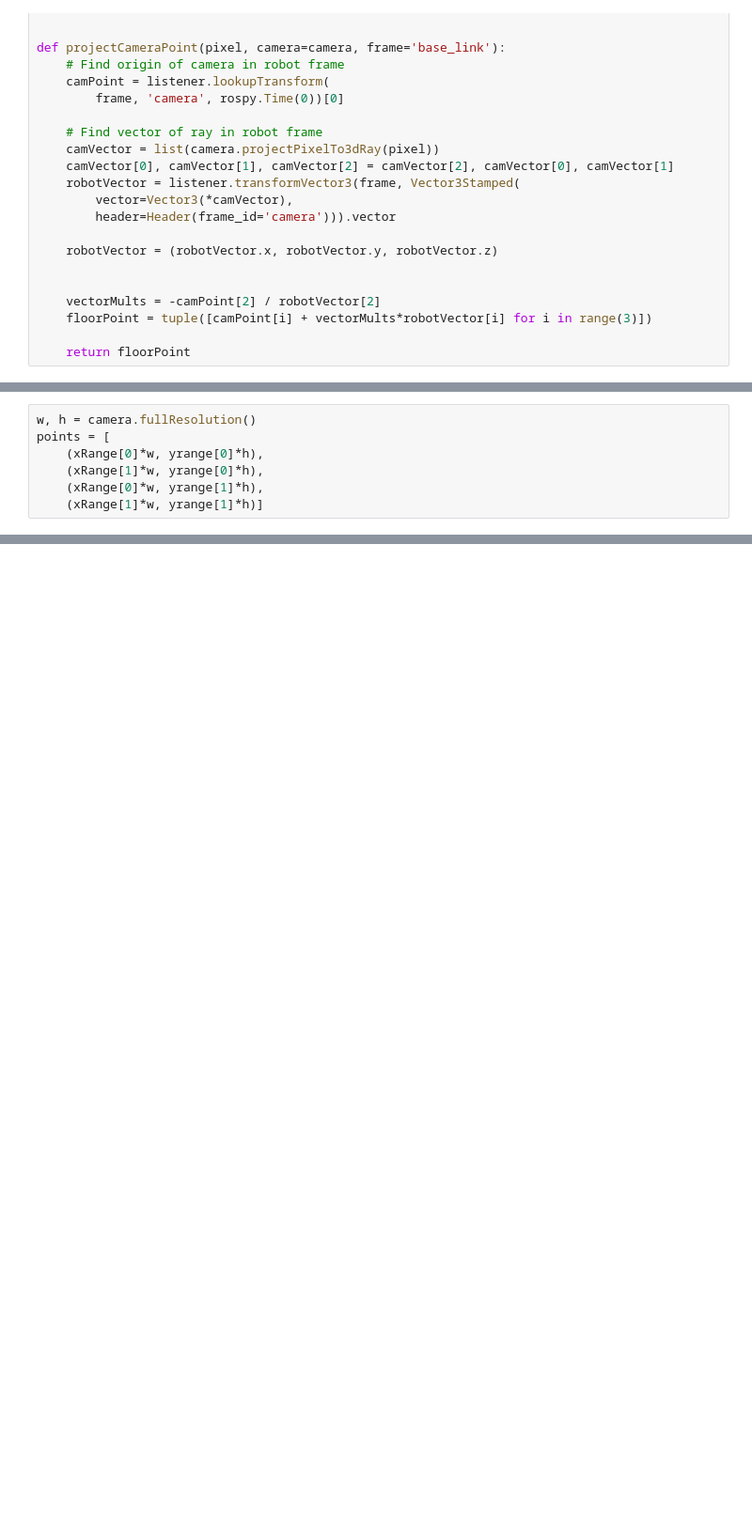
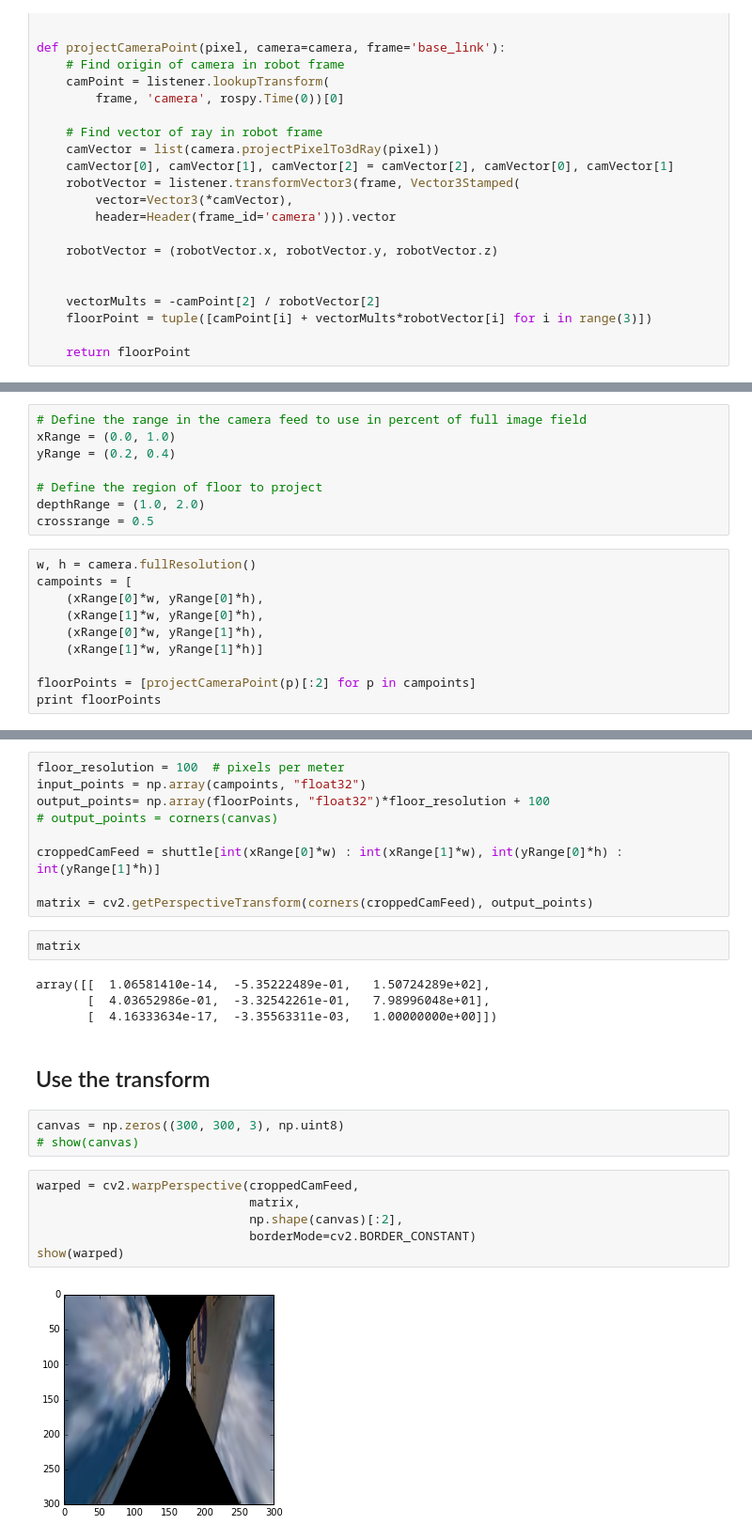
Before and after one commit to Forichael/brain, a Jupyter notebook: alpha_sensors/scripts/experiments/Vision tests.ipynb, the cells around one changed output, grey strips where cells are left out. Shown at 94% size. Cells and saved outputs as stored; diff of their text form; blank space fills up the shorter version.

Commit message:
Additional work on image dewarping

```diff
--- a/alpha_sensors/scripts/experiments/Vision tests.ipynb
+++ b/alpha_sensors/scripts/experiments/Vision tests.ipynb
@@ -174,8 +158,19 @@ projectFloorPoint((10,0))
+# %%
+# Define the range in the camera feed to use in percent of full image field
+xRange = (0.0, 1.0)
+yRange = (0.2, 0.4)
+
+# Define the region of floor to project
+depthRange = (1.0, 2.0)
+crossrange = 0.5
 # %%
 w, h = camera.fullResolution()
-points = [
-    (xRange[0]*w, yrange[0]*h),
-    (xRange[1]*w, yrange[0]*h),
-    (xRange[0]*w, yrange[1]*h),
-    (xRange[1]*w, yrange[1]*h)]
+campoints = [
+    (xRange[0]*w, yRange[0]*h),
+    (xRange[1]*w, yRange[0]*h),
+    (xRange[0]*w, yRange[1]*h),
+    (xRange[1]*w, yRange[1]*h)]
+
+floorPoints = [projectCameraPoint(p)[:2] for p in campoints]
+print floorPoints
 # %% [output]
@@ -182,0 +180,28 @@ NameError: name 'yrange' is not defined
+# %%
+floor_resolution = 100  # pixels per meter
+input_points = np.array(campoints, "float32")
+output_points= np.array(floorPoints, "float32")*floor_resolution + 100
+# output_points = corners(canvas)
+
+croppedCamFeed = shuttle[int(xRange[0]*w) : int(xRange[1]*w), int(yRange[0]*h) : int(yRange[1]*h)]
+
+matrix = cv2.getPerspectiveTransform(corners(croppedCamFeed), output_points)
+# %%
+matrix
+# %% [output]
+array([[  1.06581410e-14,  -5.35222489e-01,   1.50724289e+02],
+       [  4.03652986e-01,  -3.32542261e-01,   7.98996048e+01],
+       [  4.16333634e-17,  -3.35563311e-03,   1.00000000e+00]])
+# %% [markdown]
+## Use the transform
+# %%
+canvas = np.zeros((300, 300, 3), np.uint8)
+# show(canvas)
+# %%
+warped = cv2.warpPerspective(croppedCamFeed,
+                             matrix,
+                             np.shape(canvas)[:2],
+                             borderMode=cv2.BORDER_CONSTANT)
+show(warped)
+# %% [output]
+[figure, added]
```
Also changed, not shown: parts of 8 cells of this notebook.
